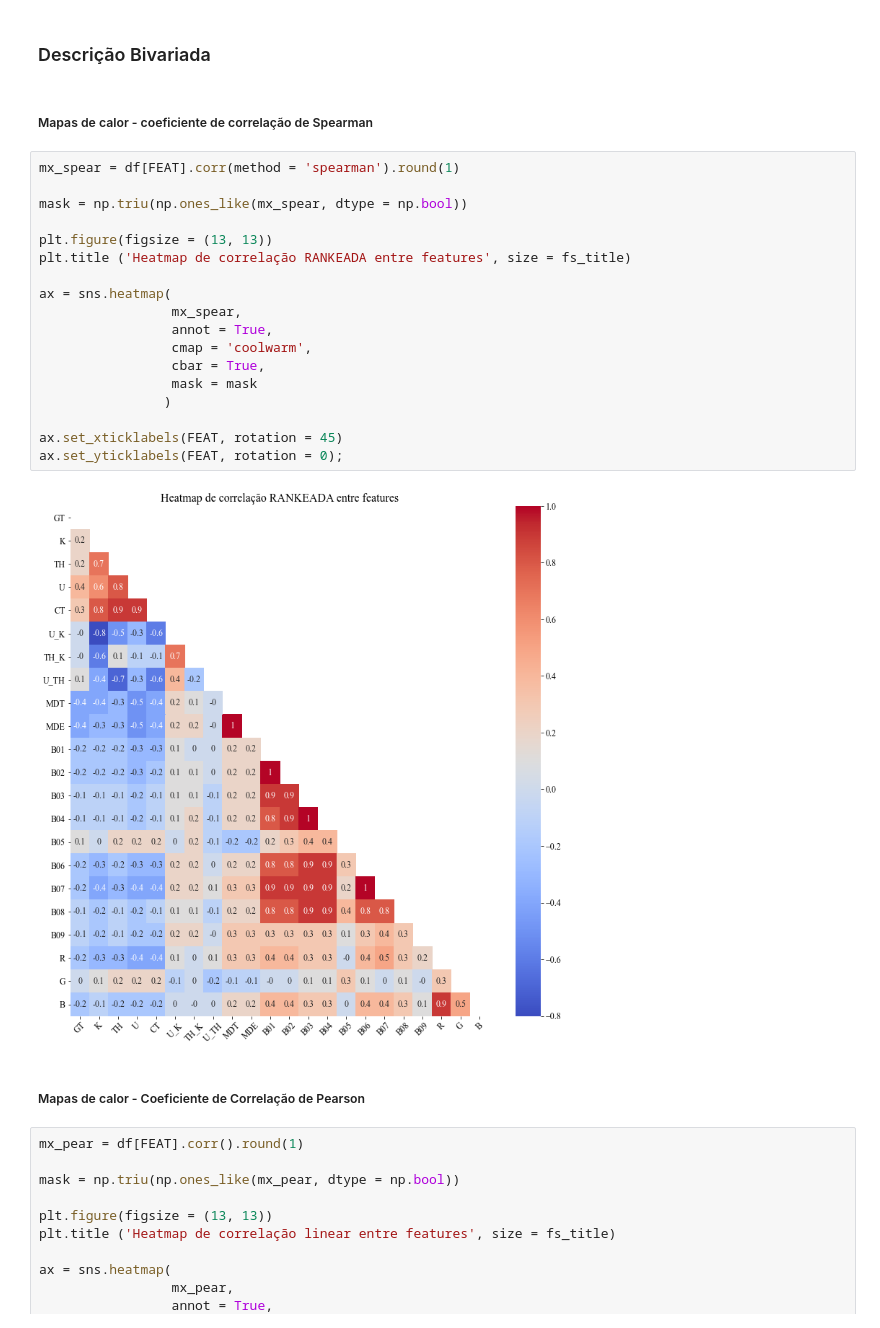
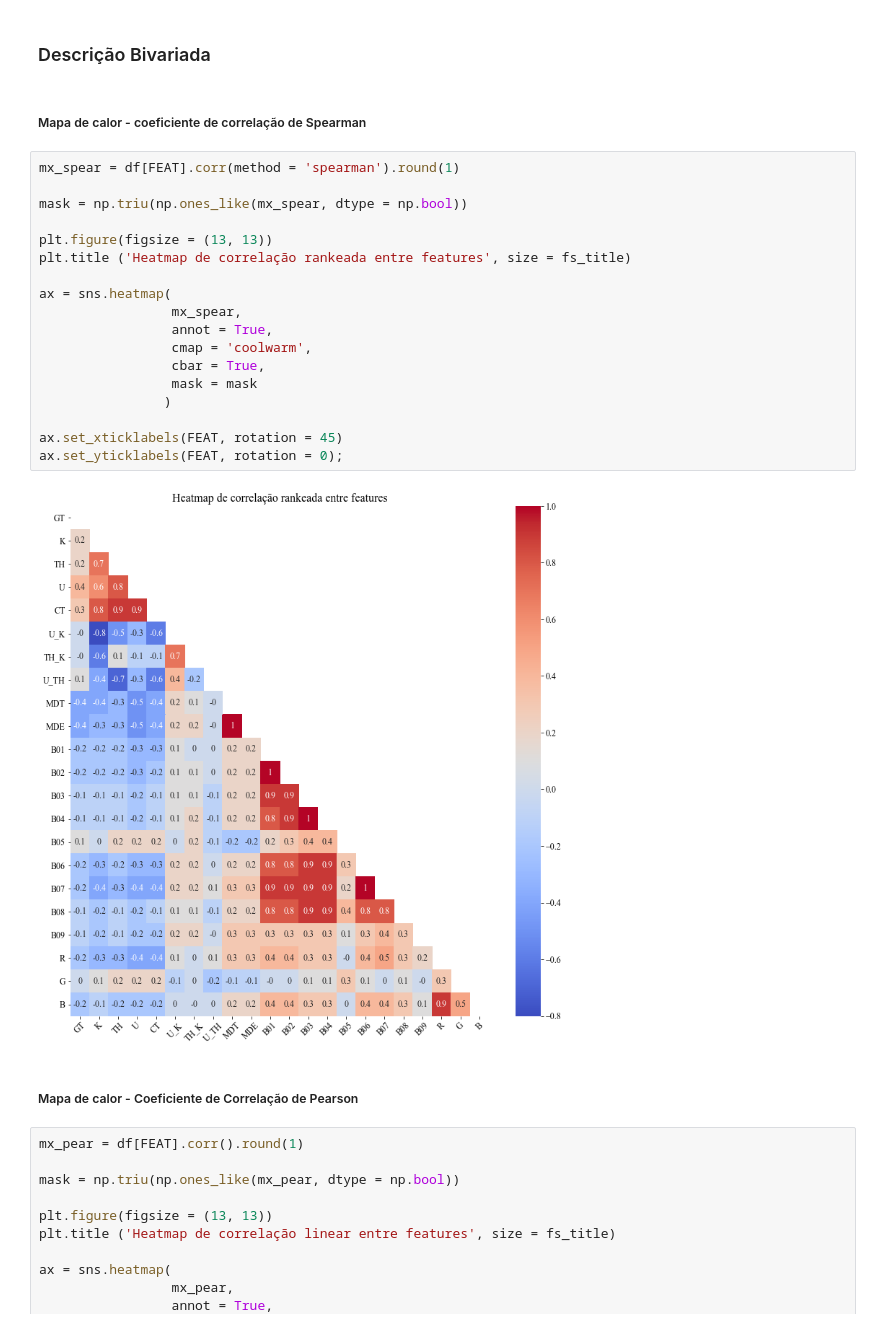
Before and after one commit to fnaghetini/Mapa-Preditivo, a Jupyter notebook: notebook1.ipynb, the cells around one changed output. Saved outputs shown, nothing was run; the diff lists cells and outputs as text.

```diff
--- a/notebook1.ipynb
+++ b/notebook1.ipynb
@@ -730,29 +731,29 @@ plt.ylabel("");
 # %% [markdown]
 ### Descrição Bivariada
 # %% [markdown]
-##### Mapas de calor - coeficiente de correlação de Spearman
+##### Mapa de calor - coeficiente de correlação de Spearman
 # %%
 mx_spear = df[FEAT].corr(method = 'spearman').round(1)
 
 mask = np.triu(np.ones_like(mx_spear, dtype = np.bool))
 
 plt.figure(figsize = (13, 13))
-plt.title ('Heatmap de correlação RANKEADA entre features', size = fs_title)
+plt.title ('Heatmap de correlação rankeada entre features', size = fs_title)
 
 ax = sns.heatmap(
                  mx_spear,
                  annot = True,
                  cmap = 'coolwarm',
                  cbar = True,
                  mask = mask
                 )
 
 ax.set_xticklabels(FEAT, rotation = 45)
 ax.set_yticklabels(FEAT, rotation = 0);
 # %% [output]
-[figure, old version]
+[figure, new version]
 # %% [markdown]
-##### Mapas de calor - Coeficiente de Correlação de Pearson
+##### Mapa de calor - Coeficiente de Correlação de Pearson
 # %%
 mx_pear = df[FEAT].corr().round(1)
 
```
Also changed, not shown: parts of 7 cells of this notebook.
